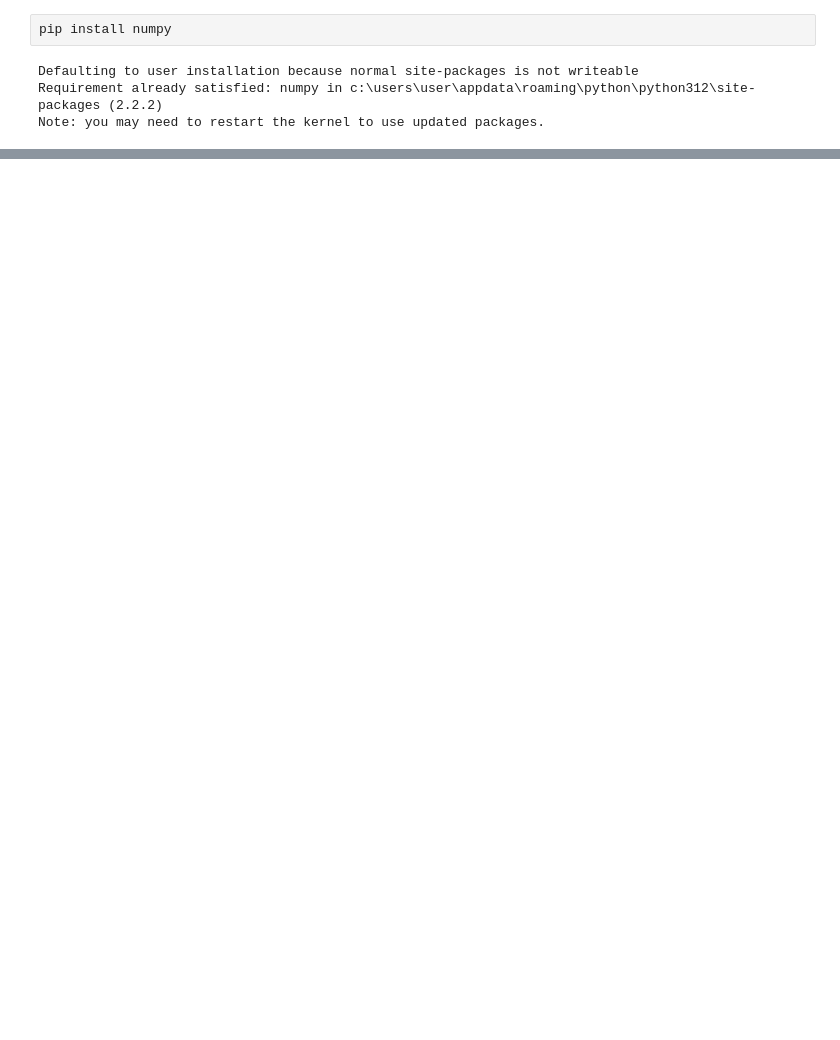
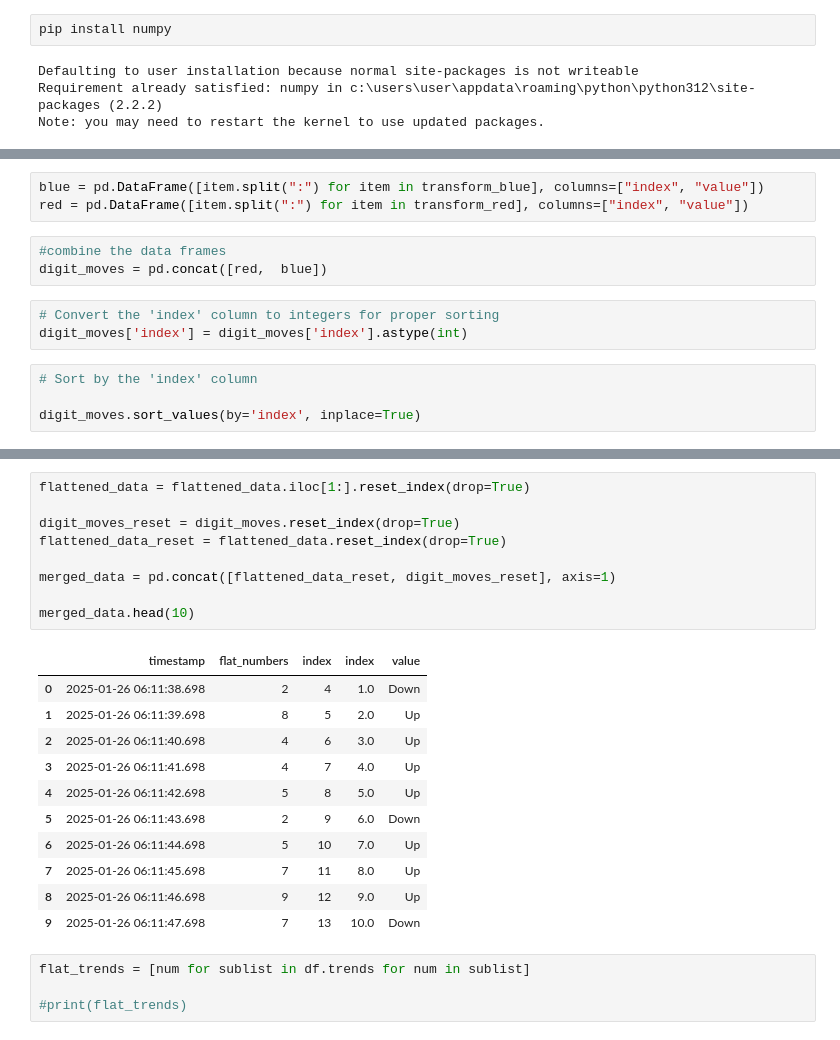
Before and after one commit to juliandivakaran/Byner-Analyzer, a Jupyter notebook: normalizied.ipynb, the cells around one changed output, grey strips where cells are left out. Cells and saved outputs as stored; diff of their text form; blank space fills up the shorter version.

Commit message:
data well cleaned structed

```diff
--- a/normalizied.ipynb
+++ b/normalizied.ipynb
@@ -442,0 +271,13 @@ print(df[['red_sum', 'red_sum_scaled', 'blue_sum', 'blue_sum_scaled', 'sequence_
+# %%
+blue = pd.DataFrame([item.split(":") for item in transform_blue], columns=["index", "value"])
+red = pd.DataFrame([item.split(":") for item in transform_red], columns=["index", "value"])
+# %%
+#combine the data frames
+digit_moves = pd.concat([red,  blue])
+# %%
+# Convert the 'index' column to integers for proper sorting
+digit_moves['index'] = digit_moves['index'].astype(int)
+# %%
+# Sort by the 'index' column
+
+digit_moves.sort_values(by='index', inplace=True)
@@ -442,0 +345,25 @@ print(df[['red_sum', 'red_sum_scaled', 'blue_sum', 'blue_sum_scaled', 'sequence_
+# %%
+flattened_data = flattened_data.iloc[1:].reset_index(drop=True)
+
+digit_moves_reset = digit_moves.reset_index(drop=True)
+flattened_data_reset = flattened_data.reset_index(drop=True)
+
+merged_data = pd.concat([flattened_data_reset, digit_moves_reset], axis=1)
+
+merged_data.head(10)
+# %% [output]
+|  | timestamp | flat_numbers | index | index | value |
+| 0 | 2025-01-26 06:11:38.698 | 2 | 4 | 1.0 | Down |
+| 1 | 2025-01-26 06:11:39.698 | 8 | 5 | 2.0 | Up |
+| 2 | 2025-01-26 06:11:40.698 | 4 | 6 | 3.0 | Up |
+| 3 | 2025-01-26 06:11:41.698 | 4 | 7 | 4.0 | Up |
+| 4 | 2025-01-26 06:11:42.698 | 5 | 8 | 5.0 | Up |
+| 5 | 2025-01-26 06:11:43.698 | 2 | 9 | 6.0 | Down |
+| 6 | 2025-01-26 06:11:44.698 | 5 | 10 | 7.0 | Up |
+| 7 | 2025-01-26 06:11:45.698 | 7 | 11 | 8.0 | Up |
+| 8 | 2025-01-26 06:11:46.698 | 9 | 12 | 9.0 | Up |
+| 9 | 2025-01-26 06:11:47.698 | 7 | 13 | 10.0 | Down |
+# %%
+flat_trends = [num for sublist in df.trends for num in sublist]
+
+#print(flat_trends)
```
Also changed, not shown: parts of 84 cells of this notebook, 1 other file.
